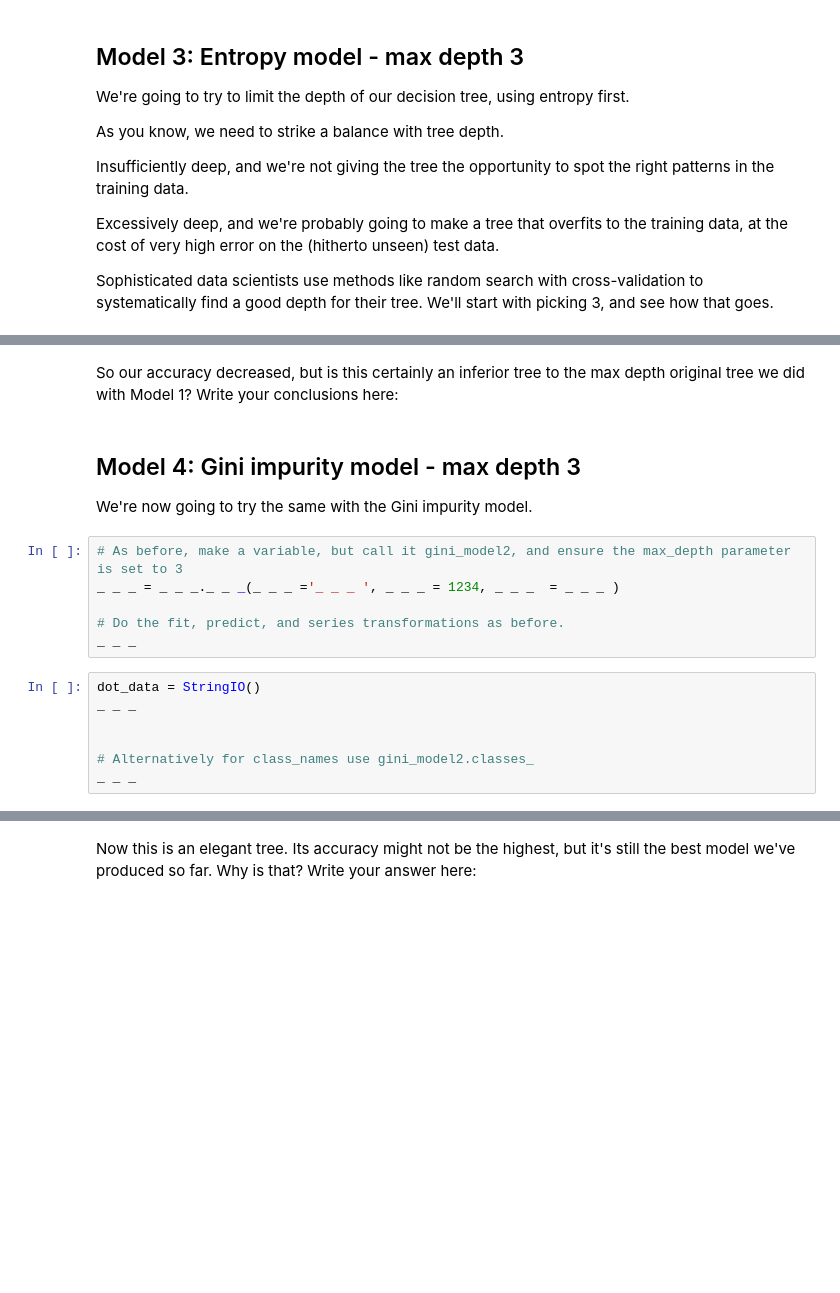
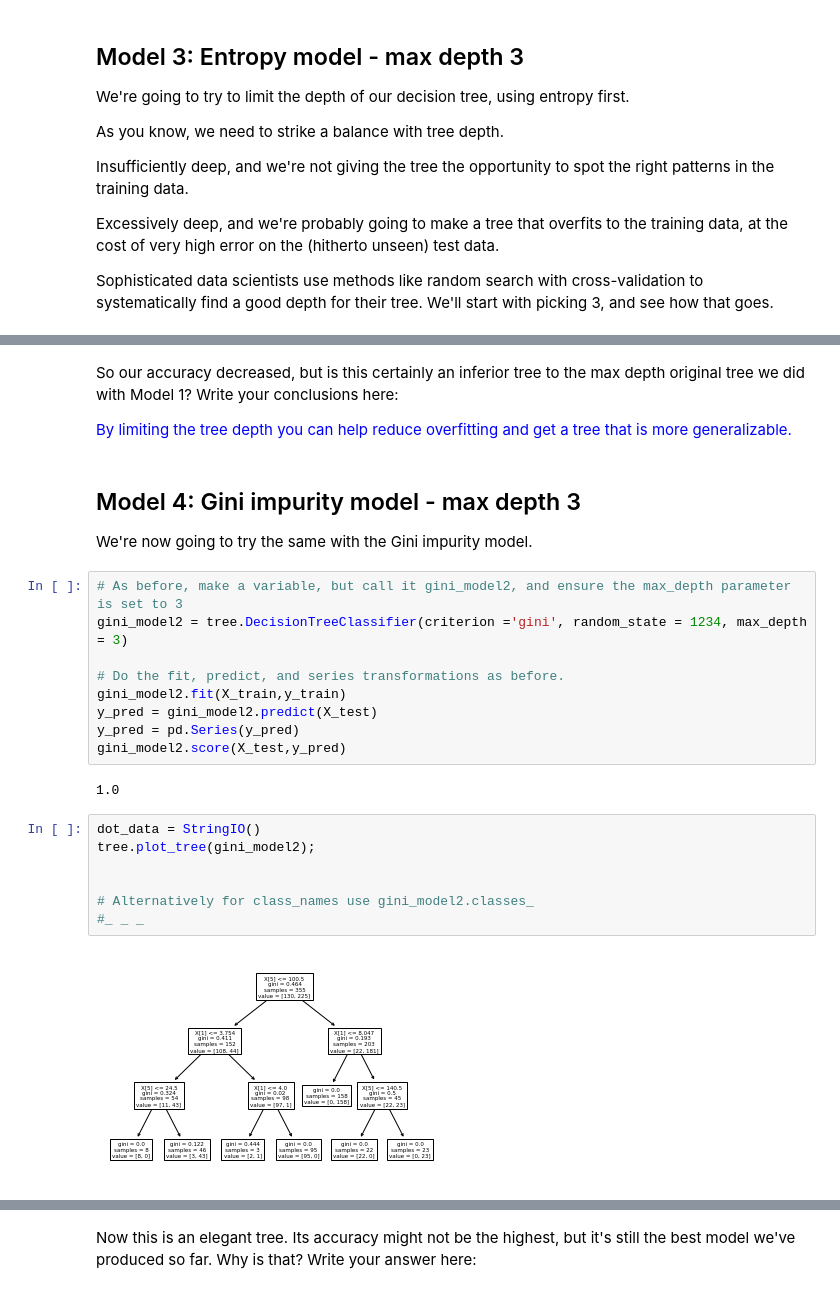
Before and after one commit to ellerybledsoe/Springboard, a Jupyter notebook: 1613148038_Springboard_Decision_Tree_Specialty_Coffee_Case_Study_28012021_2_/Springboard Decision Tree Specialty Coffee Case Study - Tier 3.ipynb, the cells around one changed output, grey strips where cells are left out. Saved outputs shown, nothing was run; the diff lists cells and outputs as text; blank space fills up the shorter version.

```diff
--- a/1613148038_Springboard_Decision_Tree_Specialty_Coffee_Case_Study_28012021_2_/Springboard Decision Tree Specialty Coffee Case Study - Tier 3.ipynb
+++ b/1613148038_Springboard_Decision_Tree_Specialty_Coffee_Case_Study_28012021_2_/Springboard Decision Tree Specialty Coffee Case Study - Tier 3.ipynb
@@ -487,21 +512,30 @@ print('Recall score for "No"' , metrics.recall_score(y_test,y_pred, pos_label =
 # %% [markdown]
 So our accuracy decreased, but is this certainly an inferior tree to the max depth original tree we did with Model 1? Write your conclusions here:
+
+<font color='blue'>By limiting the tree depth you can help reduce overfitting and get a tree that is more generalizable.</font>
 # %% [markdown]
 ## Model 4: Gini impurity  model - max depth 3
 We're now going to try the same with the Gini impurity model.
 # %%
 # As before, make a variable, but call it gini_model2, and ensure the max_depth parameter is set to 3
-_ _ _ = _ _ _._ _ _(_ _ _ ='_ _ _ ', _ _ _ = 1234, _ _ _  = _ _ _ )
+gini_model2 = tree.DecisionTreeClassifier(criterion ='gini', random_state = 1234, max_depth  = 3)
 
 # Do the fit, predict, and series transformations as before.
-_ _ _
+gini_model2.fit(X_train,y_train)
+y_pred = gini_model2.predict(X_test)
+y_pred = pd.Series(y_pred)
+gini_model2.score(X_test,y_pred)
+# %% [output]
+1.0
 # %%
 dot_data = StringIO()
-_ _ _
+tree.plot_tree(gini_model2);
 
 
 # Alternatively for class_names use gini_model2.classes_
-_ _ _
+#_ _ _
+# %% [output]
+[figure, added]
 # %%
 print("Gini impurity  model - max depth 3")
 print("Accuracy:", metrics.accuracy_score(y_test,y_pred))
```
Also changed, not shown: parts of 16 cells of this notebook.
